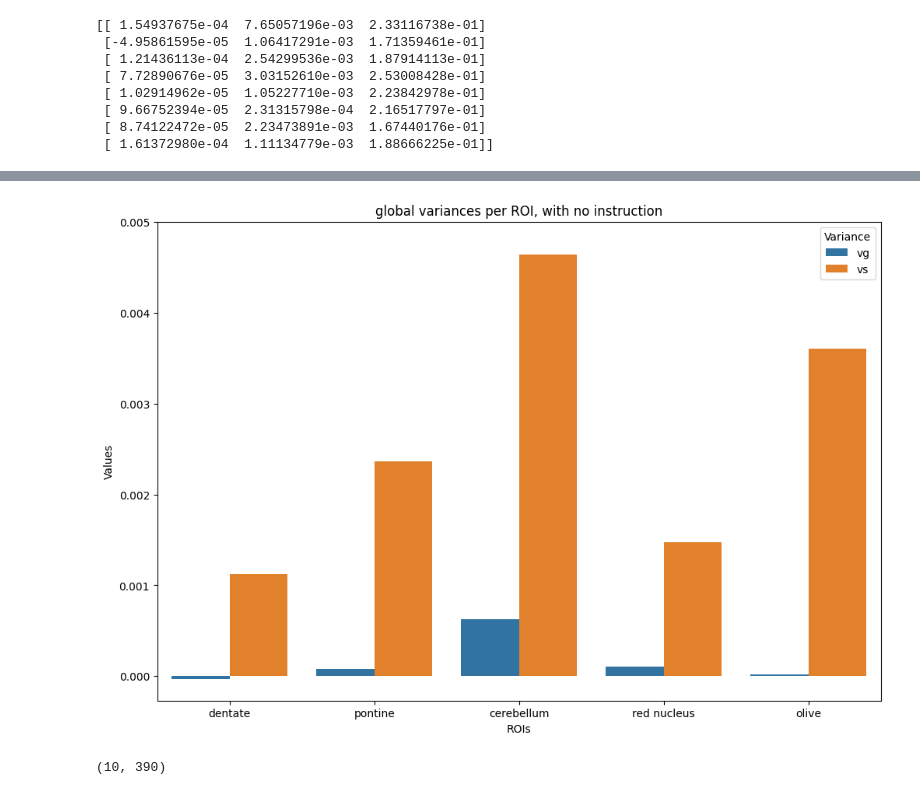
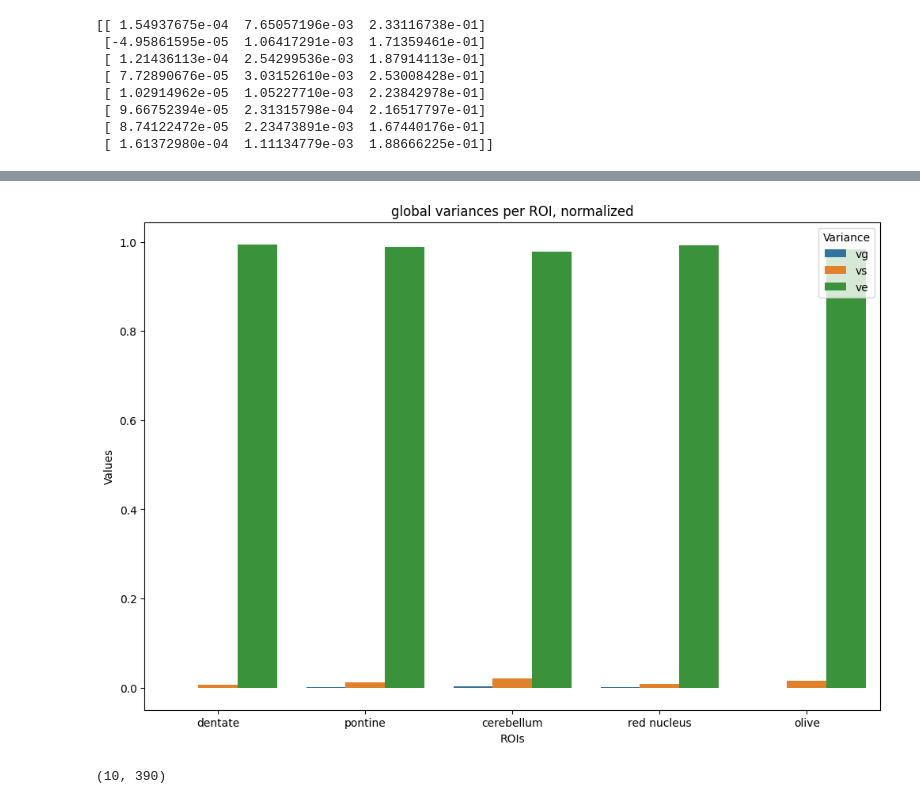
Before and after one commit to DiedrichsenLab/Pontine7T, a Jupyter notebook: notebooks/plots_decomp_var.ipynb, the cells around one changed output, grey strips where cells are left out. Cells and saved outputs as stored; diff of their text form; code cells hidden in the pictures.

```diff
--- a/notebooks/plots_decomp_var.ipynb
+++ b/notebooks/plots_decomp_var.ipynb
@@ -372,0 +361,13 @@ print(var_diff_o)
+# %%
+#normalizing variances
+
+for i in range(10):
+    var_d_norm = variances_d/(variances_d[i][0] + variances_d[i][1] + variances_d[i][2])
+    var_p_norm = variances_p/(variances_p[i][0] + variances_p[i][1] + variances_p[i][2])
+    var_o_norm = variances_o/(variances_o[i][0] + variances_o[i][1] + variances_o[i][2])
+    var_r_norm = variances_r/(variances_r[i][0] + variances_r[i][1] + variances_r[i][2])
+
+#var_c_norm = variances_c/(variances_c[0][0] + variances_c[0][1] + variances_c[0][2])
+
+print(var_r_norm[8][0]+var_r_norm[8][1]+var_r_norm[8][2])
+print(var_r_norm)
@@ -443,40 +446,45 @@ print(variances_p)
 
 data = {
     'ROIs': ['dentate', 'pontine', 'cerebellum', 'red nucleus', 'olive'],
-    'vg_d': variances_d[:, 0],
-    'vs_d': variances_d[:, 1],
-    'vg_p': variances_p[:, 0],
-    'vs_p': variances_p[:, 1],
-    'vg_c': variances_c[:, 0],
-    'vs_c': variances_c[:, 1],
-    'vg_r': variances_r[:, 0],
-    'vs_r': variances_r[:, 1],
-    'vg_o': variances_o[:, 0],
-    'vs_o': variances_o[:, 1],
+    'vg_d': var_d_norm[:, 0],
+    'vs_d': var_d_norm[:, 1],
+    've_d': var_d_norm[:, 2],
+    'vg_p': var_p_norm[:, 0],
+    'vs_p': var_p_norm[:, 1],
+    've_p': var_p_norm[:, 2],
+    'vg_c': var_c_norm[:, 0],
+    'vs_c': var_c_norm[:, 1],
+    've_c': var_c_norm[:, 2],
+    'vg_r': var_r_norm[:, 0],
+    'vs_r': var_r_norm[:, 1],
+    've_r': var_r_norm[:, 2],
+    'vg_o': var_o_norm[:, 0],
+    'vs_o': var_o_norm[:, 1],
+    've_o': var_o_norm[:, 2],
 }
 
 # check array lengths:
-print("var", variances_d)
-print(variances_p)
-print(variances_c)
-print(variances_r)
-print(variances_o)
+#print("var", variances_d)
+#print(variances_p)
+#print(variances_c)
+#print(variances_r)
+#print(variances_o)
 
-print("var, no inst", variances_d_no_inst)
-print(variances_p_no_inst)
-print(variances_c_no_inst)
-print(variances_r_no_inst)
-print(variances_o_no_inst)
+#print("var, no inst", variances_d_no_inst)
+#print(variances_p_no_inst)
+#print(variances_c_no_inst)
+#print(variances_r_no_inst)
+#print(variances_o_no_inst)
 
 # Reshape the data into long format
 df_long = pandas.DataFrame({
-    'ROIs': [roi for roi in data['ROIs'] for _ in range(2)],
-    'Variance': (['vg'] * len(data['vg_d']) + ['vs'] * len(data['vs_d'])) * len(data['ROIs']),
-    'Value': [value for values in [data['vg_d'], data['vs_d'],
-                                    data['vg_p'], data['vs_p'],
-                                    data['vg_c'], data['vs_c'],
-                                    data['vg_r'], data['vs_r'],
-                                    data['vg_o'], data['vs_o']] for value in values],
+    'ROIs': [roi for roi in data['ROIs'] for _ in range(3)],
+    'Variance': (['vg'] * len(data['vg_d']) + ['vs'] * len(data['vs_d']) + ['ve'] * len(data['ve_d'])) * len(data['ROIs']),
+    'Value': [value for values in [data['vg_d'], data['vs_d'], data['ve_d'],
+                                    data['vg_p'], data['vs_p'], data['ve_p'],
+                                    data['vg_c'], data['vs_c'], data['ve_c'],
+                                    data['vg_r'], data['vs_r'], data['ve_r'],
+                                    data['vg_o'], data['vs_o'], data['ve_o']] for value in values],
 })
 
 # seaborn process
@@ -484,8 +492,8 @@ plt.figure(figsize=(12, 8))
 sns.barplot(x='ROIs', y='Value', hue='Variance', data=df_long)
 plt.xlabel('ROIs')
 plt.ylabel('Values')
-plt.title('global variances per ROI, with no instruction')
+plt.title('global variances per ROI, normalized')
 plt.legend(title='Variance', loc='upper right')
-plt.ylim(top=0.005)
+#plt.ylim(top=0.025)
 plt.show()
 # %% [output]
@@ -502,4 +500,4 @@ var, no inst [[-3.97665571e-05  1.23400268e-03  1.94835191e-01]]
-[figure, old version]
+[figure, new version]
 # %%
  #PLOT MEANS ACROSS RUNS FOR EACH CONDITION (390 data points per condition; each datapoint is the avg voxel data from 16 runs)
 
```
Also changed, not shown: parts of 7 cells of this notebook.
